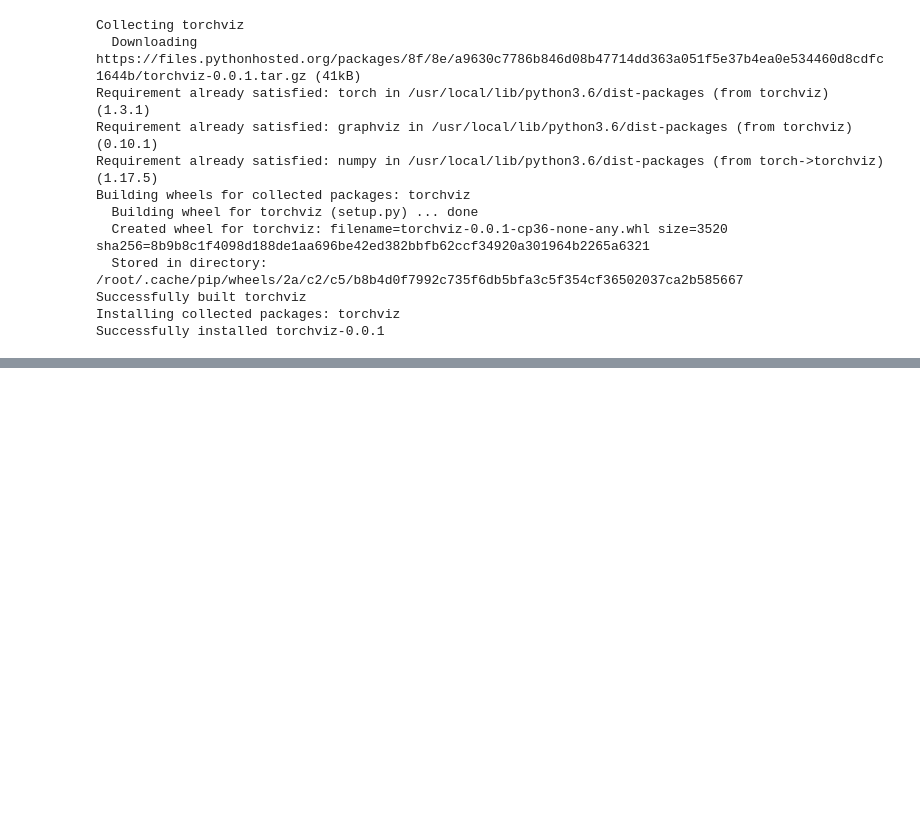
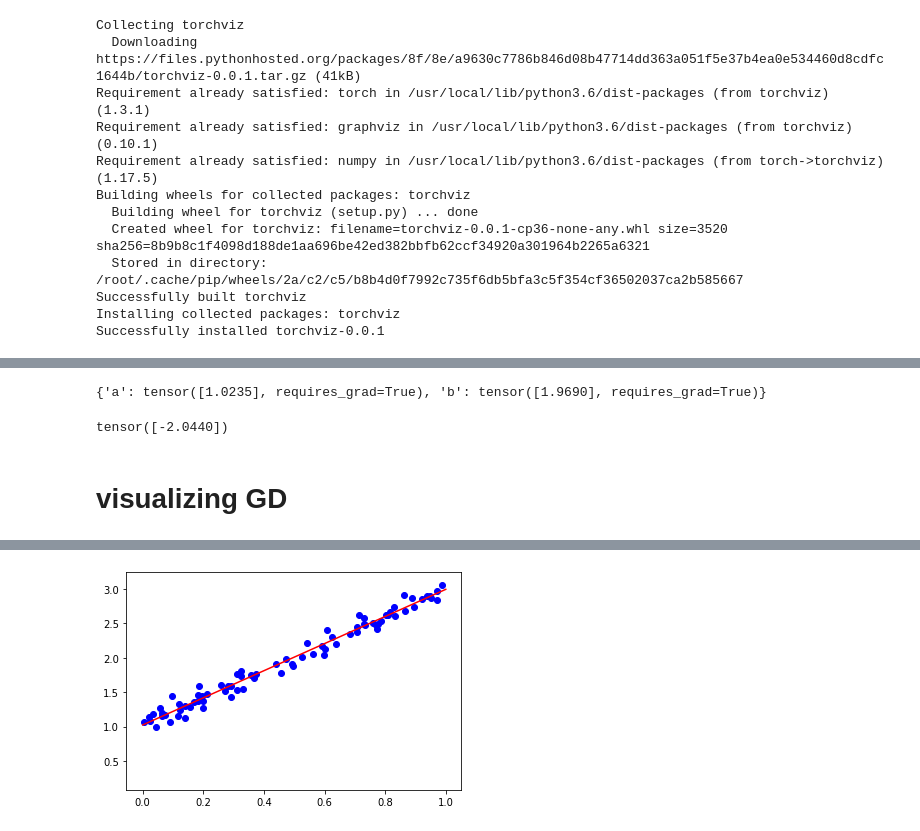
Before and after one commit to WestCoastML/pytorch_tutorial, a Jupyter notebook: pytorch_tutorial1.ipynb, the cells around one changed output, grey strips where cells are left out. Saved outputs shown, nothing was run; the diff lists cells and outputs as text; code cells hidden in the pictures; blank space fills up the shorter version.

```diff
--- a/pytorch_tutorial1.ipynb
+++ b/pytorch_tutorial1.ipynb
@@ -92,0 +174,7 @@ timeit.timeit("func(1)", setup="from __main__ import func",number=10000)
+# %%
+def model(x):
+  return model.a+model.b*x
+model.a=torch.randn(1)
+model.b=torch.randn(1)
+
+print(vars(model))
@@ -92,0 +183,71 @@ timeit.timeit("func(1)", setup="from __main__ import func",number=10000)
+# %%
+lr = 1e-1
+n_epochs = 1000
+
+def initialize_parameters(model):
+  for name,param in vars(model).items():
+    setattr(model,name,torch.randn(param.shape, requires_grad=True, dtype=torch.float,device=device))
+
+# define SGD optimization
+
+def single_step(model,x_tensor,y_tensor,hook=None):
+  yhat = model(x_tensor)
+  error = y_tensor - yhat
+  loss = (error ** 2).mean()
+
+  # We just tell PyTorch to work its way BACKWARDS from the specified loss!
+  loss.backward()
+
+  # UPDATING the parameters
+  # We need to use NO_GRAD to keep the update out of the gradient computation
+
+  with torch.no_grad():
+    for param in vars(model).values():
+      param -= lr * param.grad
+      param.grad.zero_()
+
+def gd(model,x_train_tensor,y_train_tensor):
+  initialize_parameters(model)
+
+  for epoch in range(n_epochs):
+    single_step(model,x_train_tensor,y_train_tensor)
+
+# now test it
+gd(model,x_train_tensor,y_train_tensor)
+print(vars(model))
+# %% [output]
+{'a': tensor([1.0235], requires_grad=True), 'b': tensor([1.9690], requires_grad=True)}
+# %%
+class Model:
+  def __init__(self):
+    self.a=torch.randn(1)
+    self.b=torch.randn(1)
+
+  def __call__(self,x):
+    return self.a+self.b*x
+
+model=Model()
+# %% [output]
+tensor([-2.0440])
+# %% [markdown]
+# visualizing GD
+# %%
+rng=torch.linspace(0,1,10)
+artists=[]
+fig, ax = plt.subplots()
+movie=True
+
+def gd(model,x_train_tensor,y_train_tensor,hook=lambda m,x,y:None):
+  initialize_parameters(model)
+  for epoch in range(n_epochs):
+    single_step(model,x_train_tensor,y_train_tensor)
+    hook(model,x_train_tensor,y_train_tensor)
+
+def plot_hook(model,x_tensor,y_tensor,final=False):
+  scat=plt.scatter(x_train_tensor,y_train_tensor,c='b')
+  l1,=plt.plot(list(rng),list(model(rng)),c='r')
+  artists.append([scat,l1])
+
+gd(model,x_train_tensor,y_train_tensor,hook=plot_hook)
+HTML(animation.ArtistAnimation(fig, artists,interval=50, blit=True,repeat_delay=1000).to_html5_video())
+# %% [output]
@@ -92,0 +255 @@ timeit.timeit("func(1)", setup="from __main__ import func",number=10000)
+[figure, added]
```
Also changed, not shown: parts of 23 cells of this notebook.
